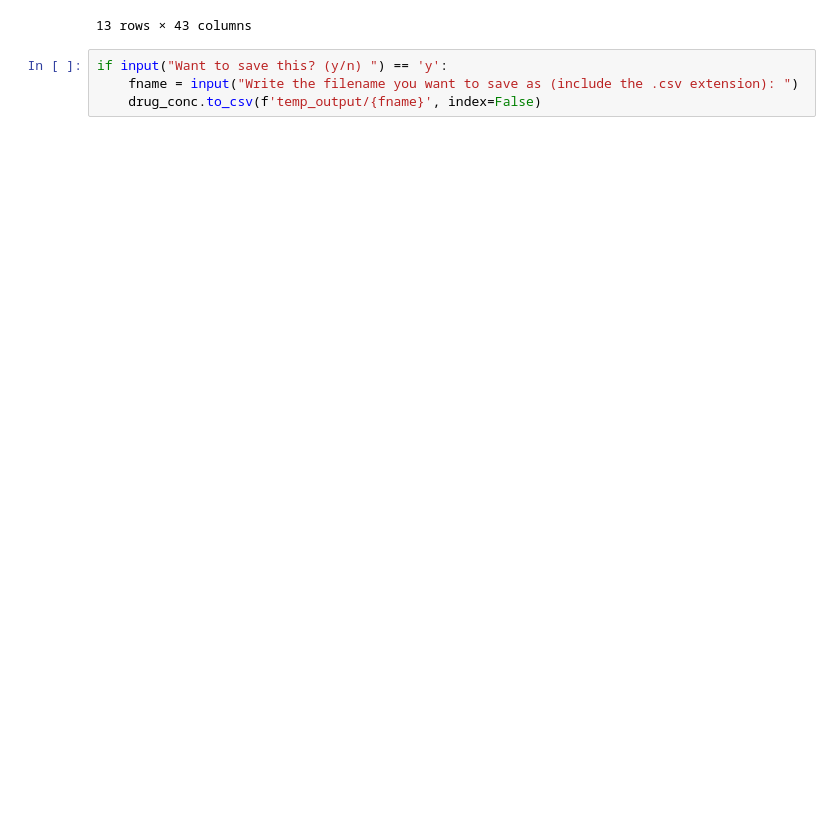
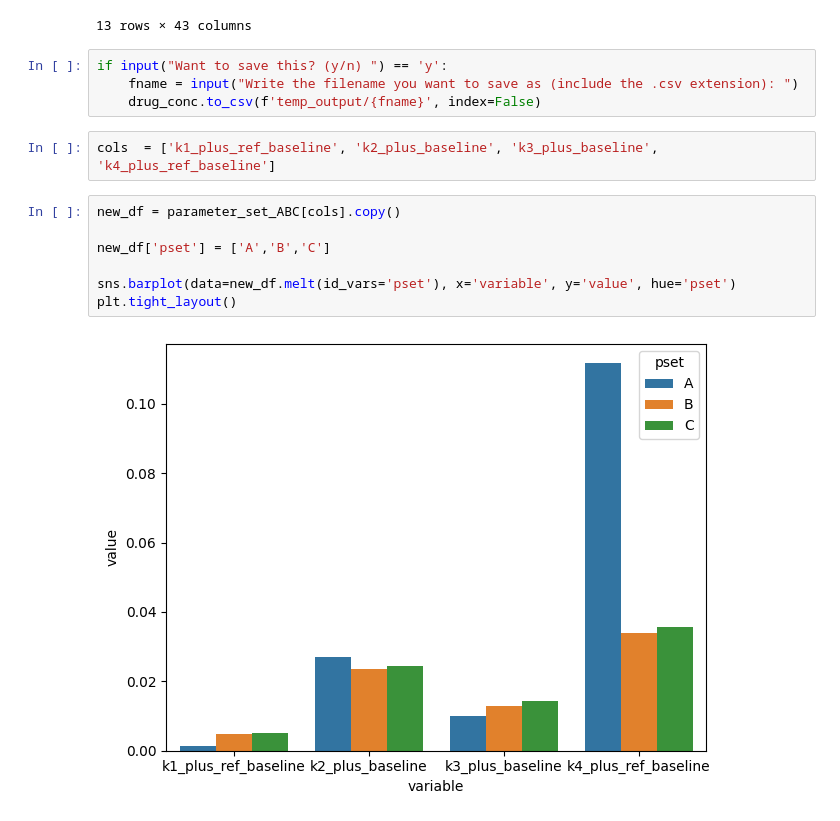
Before and after one commit to marcushock/dATP_multiscale_modeling, a Jupyter notebook: Misc_notebooks/parameter_input_generator.ipynb, the cells around one changed output. Drawn from its saved outputs; the diff is of its cells as text; blank space fills up the shorter version.

```diff
--- a/Misc_notebooks/parameter_input_generator.ipynb
+++ b/Misc_notebooks/parameter_input_generator.ipynb
@@ -219,3 +219,14 @@ drug_conc# .to_csv('temp_output/pset_C_K_D_sweep_fit_coop_exploration.csv', inde
 if input("Want to save this? (y/n) ") == 'y':
     fname = input("Write the filename you want to save as (include the .csv extension): ")
     drug_conc.to_csv(f'temp_output/{fname}', index=False)
+# %%
+cols  = ['k1_plus_ref_baseline', 'k2_plus_baseline', 'k3_plus_baseline', 'k4_plus_ref_baseline']
+# %%
+new_df = parameter_set_ABC[cols].copy()
+
+new_df['pset'] = ['A','B','C']
+
+sns.barplot(data=new_df.melt(id_vars='pset'), x='variable', y='value', hue='pset')
+plt.tight_layout()
+# %% [output]
+[figure, added]
```
